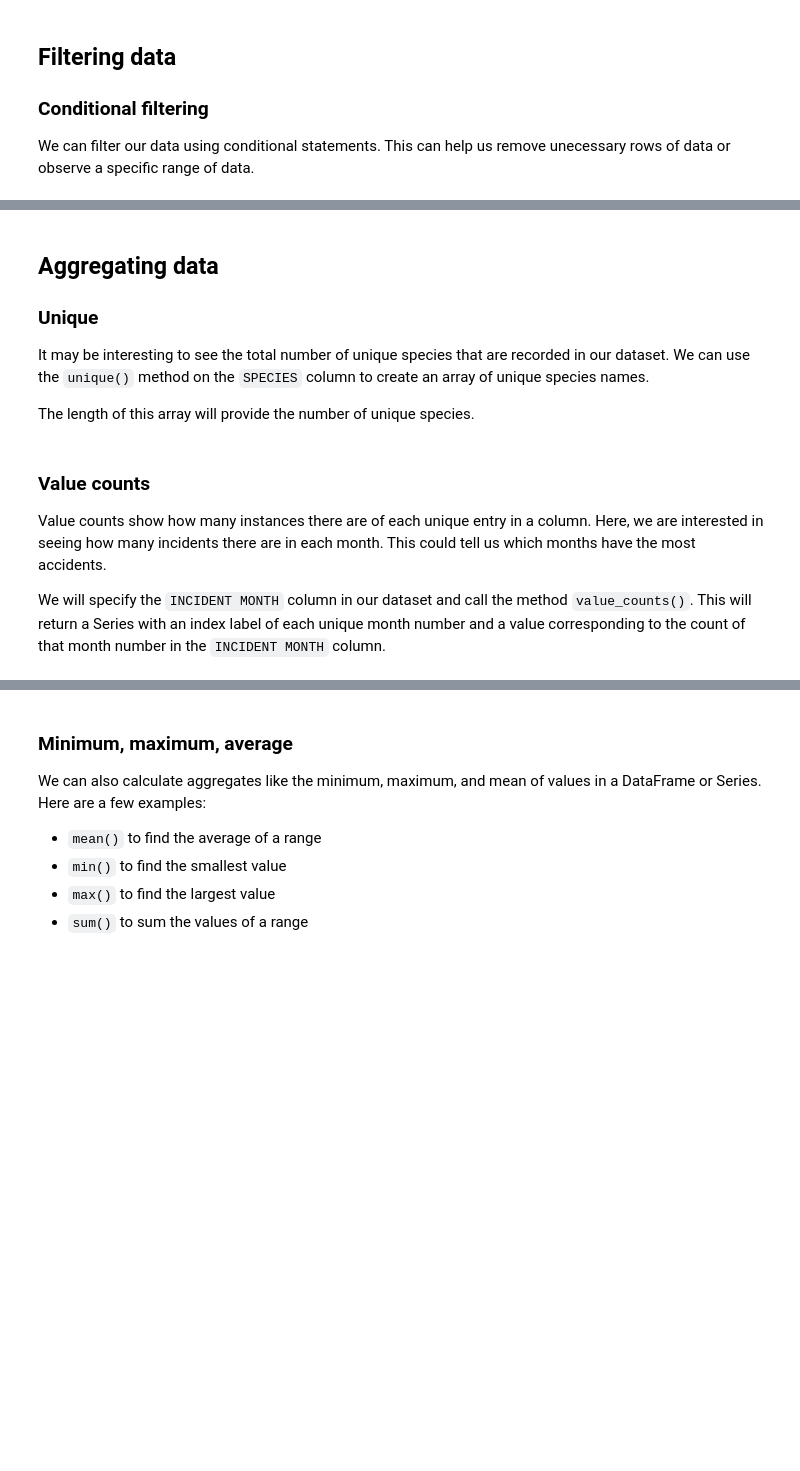
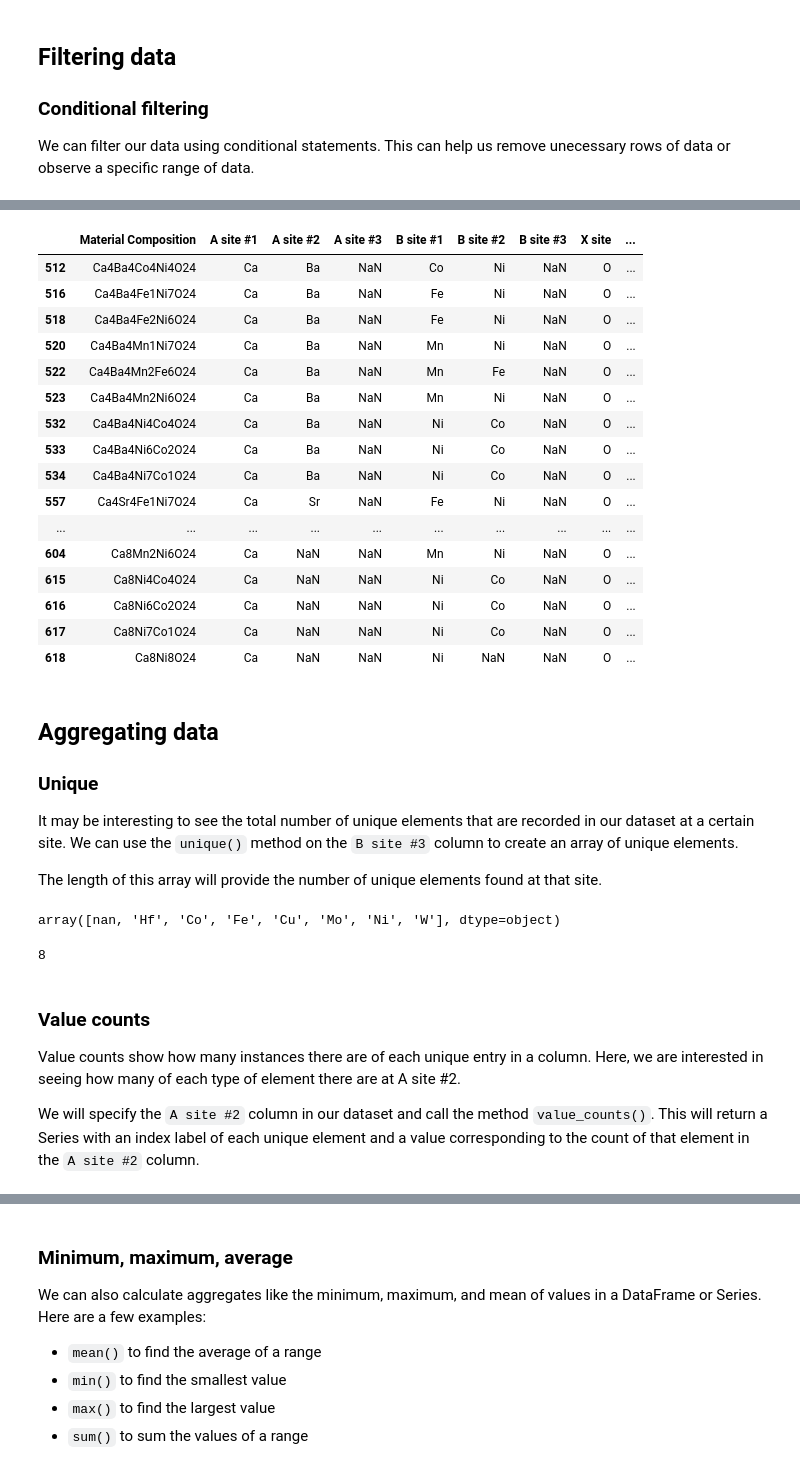
Before and after one commit to NCSU-Libraries/data-viz-instruction, a Jupyter notebook: MI_REU_2021/Workshop_3_Cleaning_Manipulating_and_Exploring_Data_with_Pandas.ipynb, the cells around one changed output, grey strips where cells are left out. Cells and saved outputs as stored; diff of their text form; code cells hidden in the pictures; blank space fills up the shorter version.

Commit message:
Changed examples and variables for the new data

```diff
--- a/MI_REU_2021/Workshop_3_Cleaning_Manipulating_and_Exploring_Data_with_Pandas.ipynb
+++ b/MI_REU_2021/Workshop_3_Cleaning_Manipulating_and_Exploring_Data_with_Pandas.ipynb
@@ -7,3 +10,12 @@ Renaming columns?
 # %%
 # Import the Pandas library as pd (callable in our code as pd)
 import pandas as pd
+# %%
+# Import the dataset as a DataFrame
+
+# The file location
+csv_file_url = 'https://raw.githubusercontent.com/NCSU-Libraries/data-viz-instruction/main/MI_REU_2021/data/perovskite_DFT_EaH_FormE.csv'
+
+# Read in the file and print out the DataFrame
+ts_csv = pd.read_csv(csv_file_url)
+ts_csv.head()
@@ -15,8 +33,8 @@ Remove this one?
 ### Drop columns
 We can reduce the size of our dataset by removing unnecessary columns of data using the DataFrame `drop()` method.
 # %%
-# Remove the "STATE", "FAAREGION", and "COMMENT" columns using "drop()""
-wl_strikes_drop = wl_strikes_join.drop(columns=["STATE", "FAAREGION", "COMMENT"])
+# Remove the empty columns using "drop()""
+ts_csv_clean = ts_csv.drop(columns=["Empty", "Empty.1", "Empty.2", "Empty.3", "Empty.4"])
 
 # Print out the first five records of the DataFrame
-wl_strikes_drop.head()
+ts_csv_clean.head()
@@ -29,6 +59,7 @@ We may want to add a new column that is calculated based on other columns. In th
 # %%
 # Create a new column of boolean values indicating single- or multi-engine
-wl_strikes_drop['SINGLE_OR_MULTI_ENGINE'] = wl_strikes_drop['NUM_ENGS'] == 1
+ts_csv_clean['Number of elements'] = "placeholder"
+#Still need to write the condition statement here
 
 # Print out the new column
-wl_strikes_drop[['NUM_ENGS', 'SINGLE_OR_MULTI_ENGINE']]
+ts_csv_clean[['Material Composition', 'Number of elements']]
@@ -82,21 +149,49 @@ data_night_10s
+# %%
+# Filter the data to only see perovskite oxides where Calcium was found at A site #1 that have a formation energy greater than -1
+calcium_fe = ts_csv_clean[(ts_csv_clean['A site #1'] == 'Ca') & (ts_csv_clean['formation_energy (eV/atom)'] > -1)]
+
+# Print out the filtered data
+calcium_fe
+# %% [output]
+|  | Material Composition | A site #1 | A site #2 | A site #3 | B site #1 | B site #2 | B site #3 | X site | ... |
+| 512 | Ca4Ba4Co4Ni4O24 | Ca | Ba | NaN | Co | Ni | NaN | O | ... |
+| 516 | Ca4Ba4Fe1Ni7O24 | Ca | Ba | NaN | Fe | Ni | NaN | O | ... |
+| 518 | Ca4Ba4Fe2Ni6O24 | Ca | Ba | NaN | Fe | Ni | NaN | O | ... |
+| 520 | Ca4Ba4Mn1Ni7O24 | Ca | Ba | NaN | Mn | Ni | NaN | O | ... |
+| 522 | Ca4Ba4Mn2Fe6O24 | Ca | Ba | NaN | Mn | Fe | NaN | O | ... |
+| 523 | Ca4Ba4Mn2Ni6O24 | Ca | Ba | NaN | Mn | Ni | NaN | O | ... |
+| 532 | Ca4Ba4Ni4Co4O24 | Ca | Ba | NaN | Ni | Co | NaN | O | ... |
+| 533 | Ca4Ba4Ni6Co2O24 | Ca | Ba | NaN | Ni | Co | NaN | O | ... |
+| 534 | Ca4Ba4Ni7Co1O24 | Ca | Ba | NaN | Ni | Co | NaN | O | ... |
+| 557 | Ca4Sr4Fe1Ni7O24 | Ca | Sr | NaN | Fe | Ni | NaN | O | ... |
+| ... | ... | ... | ... | ... | ... | ... | ... | ... | ... |
+| 604 | Ca8Mn2Ni6O24 | Ca | NaN | NaN | Mn | Ni | NaN | O | ... |
+| 615 | Ca8Ni4Co4O24 | Ca | NaN | NaN | Ni | Co | NaN | O | ... |
+| 616 | Ca8Ni6Co2O24 | Ca | NaN | NaN | Ni | Co | NaN | O | ... |
+| 617 | Ca8Ni7Co1O24 | Ca | NaN | NaN | Ni | Co | NaN | O | ... |
+| 618 | Ca8Ni8O24 | Ca | NaN | NaN | Ni | NaN | NaN | O | ... |
 # %% [markdown]
 ## Aggregating data
 ### Unique
-It may be interesting to see the total number of unique species that are recorded in our dataset. We can use the `unique()` method on the `SPECIES` column to create an array of unique species names.
+It may be interesting to see the total number of unique elements that are recorded in our dataset at a certain site. We can use the `unique()` method on the `B site #3` column to create an array of unique elements.
 
-The length of this array will provide the number of unique species.
+The length of this array will provide the number of unique elements found at that site.
 # %%
-# Create a list of the unique species with unique()
-unique_species = wl_strikes['SPECIES'].unique()
+# Create a list of the unique elements sounds at B site #3 with unique()
+B3_elements = ts_csv_clean['B site #3'].unique()
 
 # Print out the unique species
-unique_species
+B3_elements
+# %% [output]
+array([nan, 'Hf', 'Co', 'Fe', 'Cu', 'Mo', 'Ni', 'W'], dtype=object)
 # %%
 # Get the length of the new array (How many unique species are there?)
-len(unique_species)
+len(B3_elements)
+# %% [output]
+8
 # %% [markdown]
 ### Value counts
-Value counts show how many instances there are of each unique entry in a column. Here, we are interested in seeing how many incidents there are in each month. This could tell us which months have the most accidents.
+Value counts show how many instances there are of each unique entry in a column. Here, we are interested in seeing how many of each type of element there are at A site #2.
 
-We will specify the `INCIDENT MONTH` column in our dataset and call the method `value_counts()`. This will return a Series with an index label of each unique month number and a value corresponding to the count of that month number in the `INCIDENT MONTH` column.
+We will specify the `A site #2` column in our dataset and call the method `value_counts()`. This will return a Series with an index label of each unique element and a value corresponding to the count of that element in the `A site #2` column.
 # %%
```
Also changed, not shown: parts of 15 cells of this notebook.
